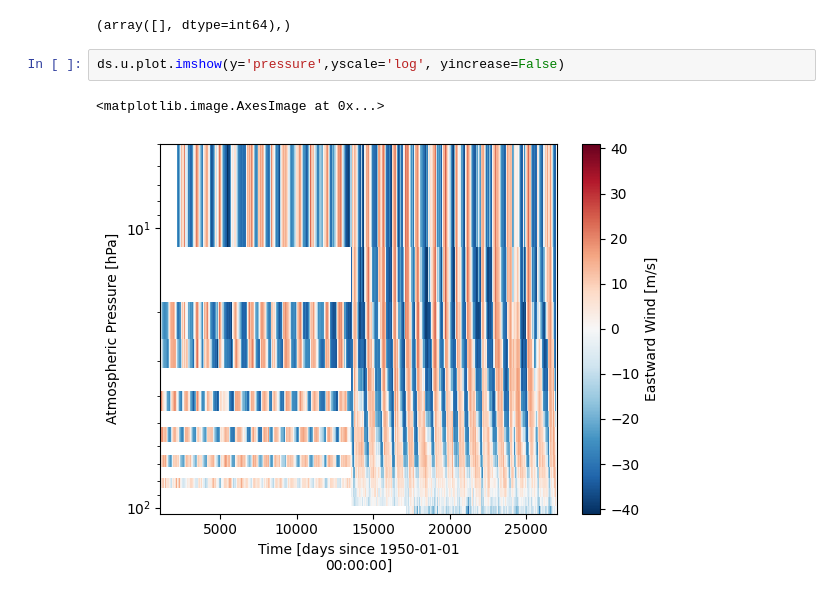
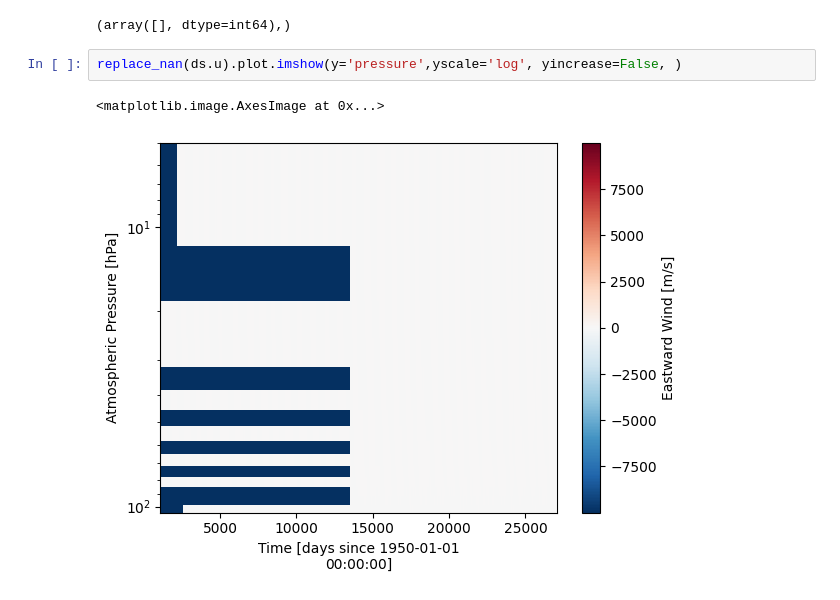
Before and after one commit to FObersteiner/QBOSingapore, a Jupyter notebook: srv/qbo2netcdf.ipynb, the cells around one changed output. Saved outputs shown, nothing was run; the diff lists cells and outputs as text.

```diff
--- a/srv/qbo2netcdf.ipynb
+++ b/srv/qbo2netcdf.ipynb
@@ -274,7 +372,7 @@ np.where(np.diff(date)<0)
 # %% [output]
 (array([], dtype=int64),)
 # %%
-ds.u.plot.imshow(y='pressure',yscale='log', yincrease=False)
+replace_nan(ds.u).plot.imshow(y='pressure',yscale='log', yincrease=False, )
 # %% [output]
 <matplotlib.image.AxesImage at 0x...>
-[figure, old version]
+[figure, new version]
```
Also changed, not shown: parts of 9 cells of this notebook, 15 other files.
